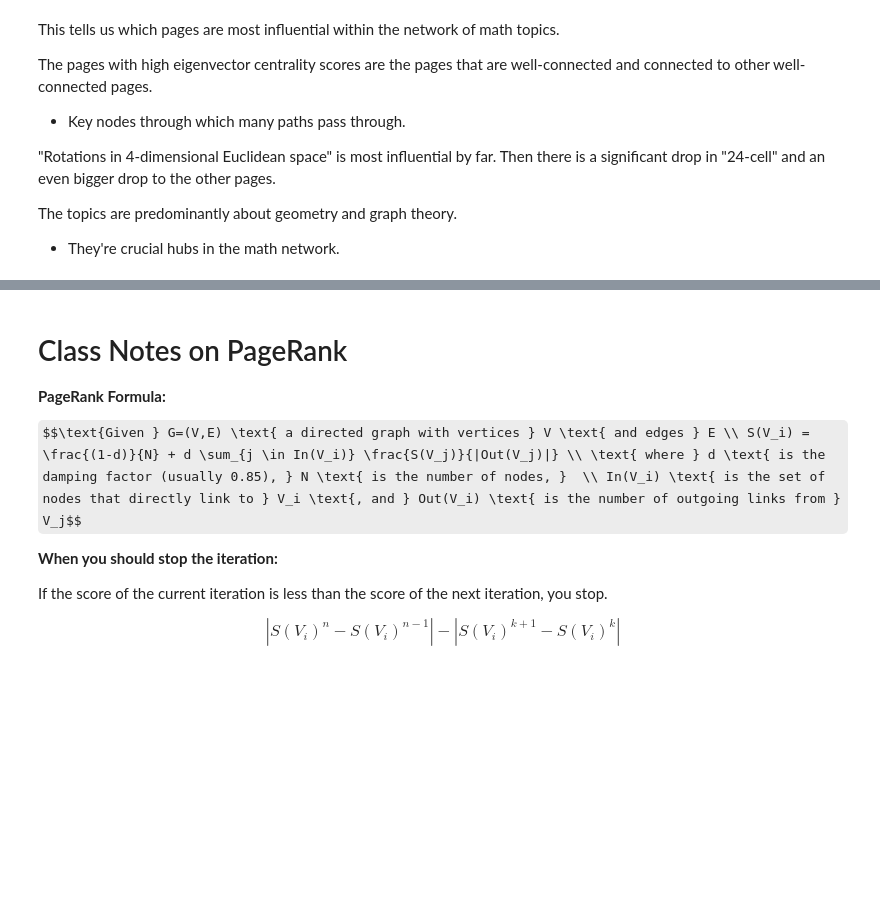
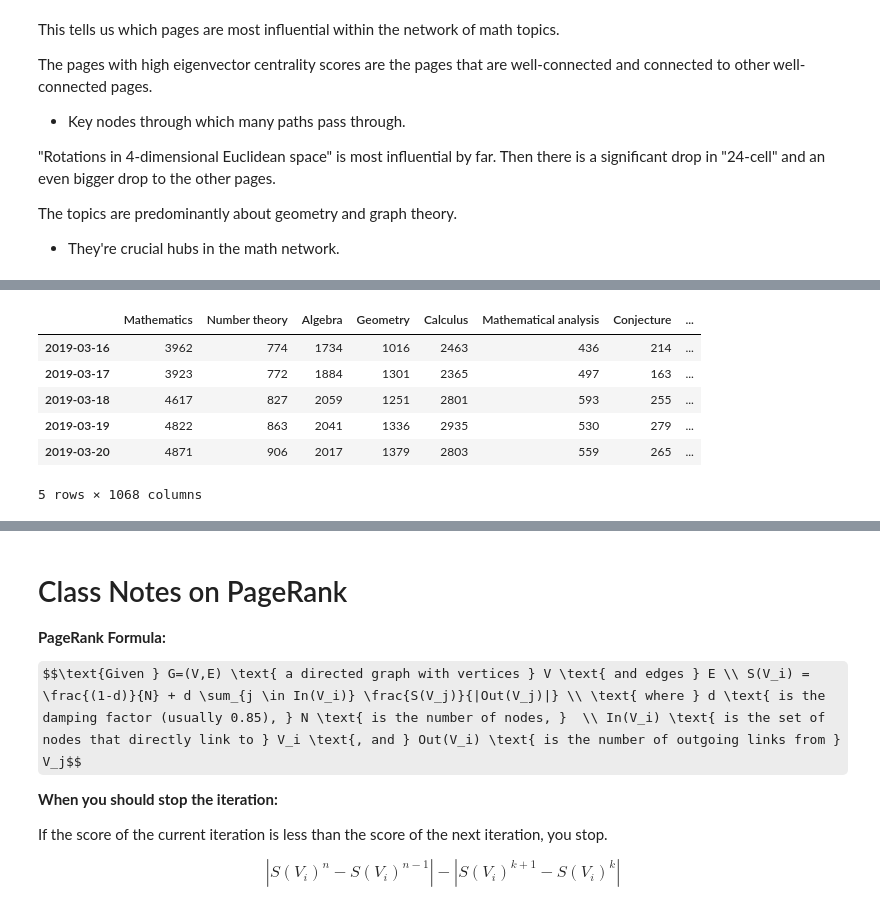
Before and after one commit to Colin-Prim/CIS3200-Final-Project, a Jupyter notebook: eda.ipynb, the cells around one changed output, grey strips where cells are left out. Drawn from its saved outputs; the diff is of its cells as text; code cells hidden in the pictures; some formulas as TeX source; blank space fills up the shorter version.

```diff
--- a/eda.ipynb
+++ b/eda.ipynb
@@ -388,0 +408,10 @@ The topics are predominantly about geometry and graph theory.
+# %%
+daily_visits.head()
+# %% [output]
+|  | Mathematics | Number theory | Algebra | Geometry | Calculus | Mathematical analysis | Conjecture | ... |
+| 2019-03-16 | 3962 | 774 | 1734 | 1016 | 2463 | 436 | 214 | ... |
+| 2019-03-17 | 3923 | 772 | 1884 | 1301 | 2365 | 497 | 163 | ... |
+| 2019-03-18 | 4617 | 827 | 2059 | 1251 | 2801 | 593 | 255 | ... |
+| 2019-03-19 | 4822 | 863 | 2041 | 1336 | 2935 | 530 | 279 | ... |
+| 2019-03-20 | 4871 | 906 | 2017 | 1379 | 2803 | 559 | 265 | ... |
+5 rows × 1068 columns
```
Also changed, not shown: parts of 13 cells of this notebook.
